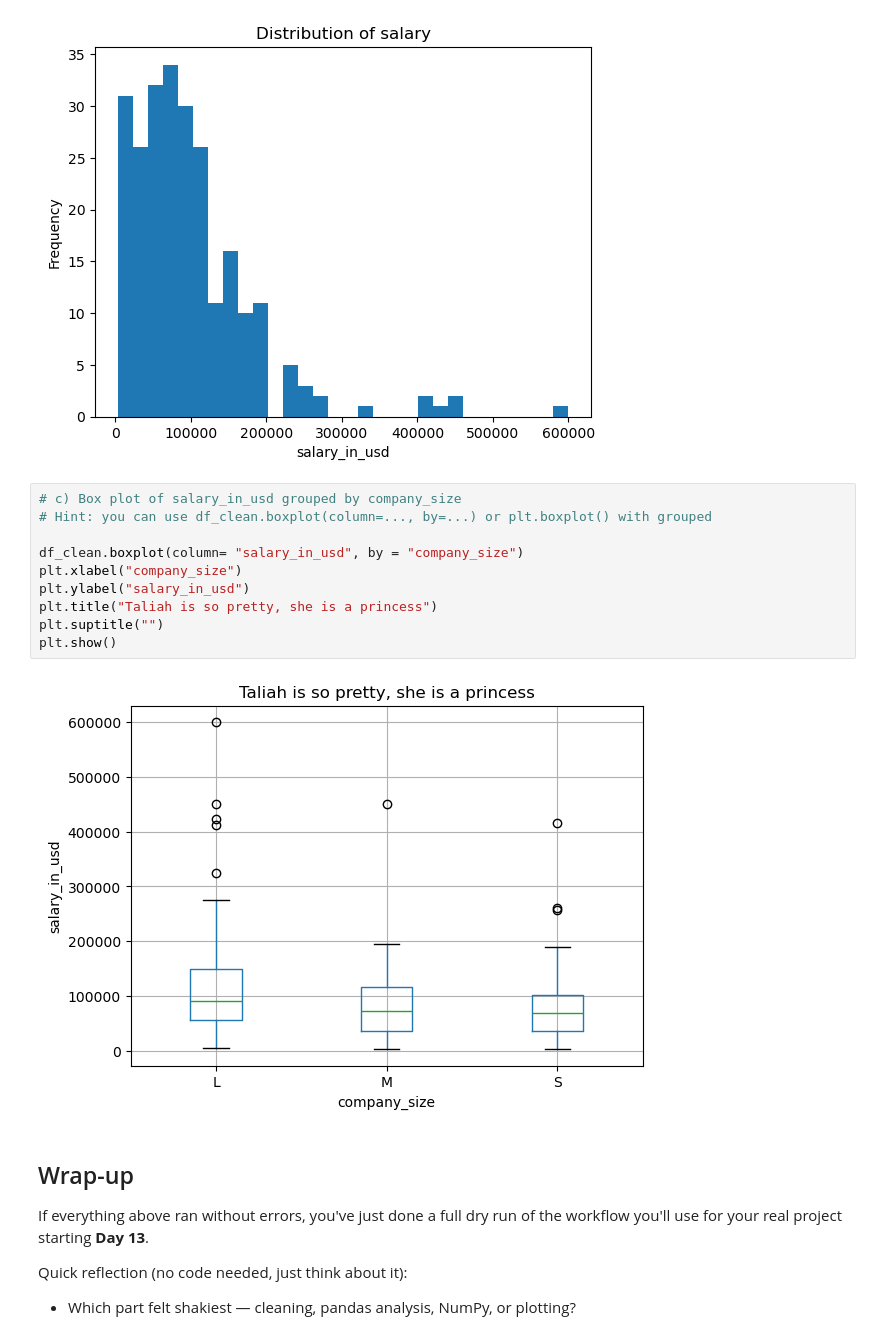
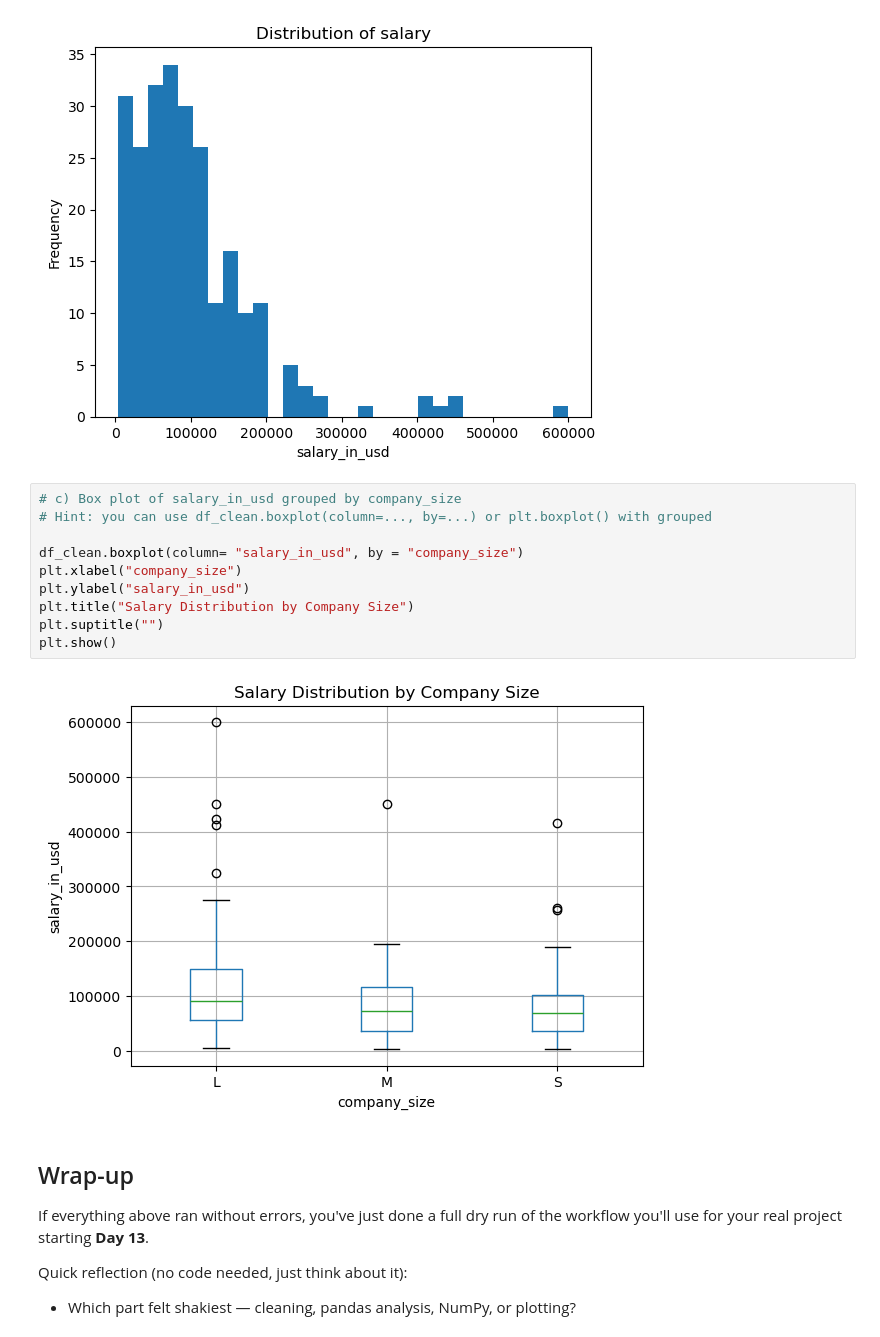
Before and after one commit to aabidimarwan-tech/Python-Libraries-Practice, a Jupyter notebook: python_practice_day12.ipynb, the cells around one changed output. Cells and saved outputs as stored; diff of their text form.

```diff
--- a/python_practice_day12.ipynb
+++ b/python_practice_day12.ipynb
@@ -330,15 +330,15 @@ plt.show()
 # %%
 # c) Box plot of salary_in_usd grouped by company_size
 # Hint: you can use df_clean.boxplot(column=..., by=...) or plt.boxplot() with grouped
 
 df_clean.boxplot(column= "salary_in_usd", by = "company_size")
 plt.xlabel("company_size")
 plt.ylabel("salary_in_usd")
-plt.title("Taliah is so pretty, she is a princess")
+plt.title("Salary Distribution by Company Size")
 plt.suptitle("")
 plt.show()
 # %% [output]
-[figure, old version]
+[figure, new version]
 # %% [markdown]
 ## Wrap-up
 
```
